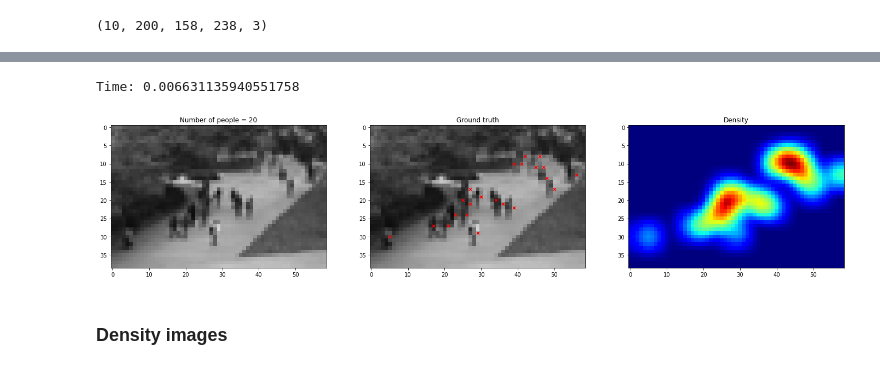
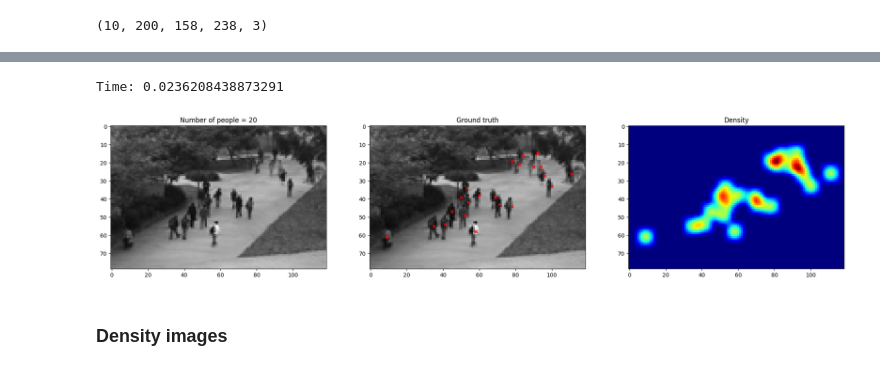
Before and after one commit to NGL-A/crowd-counting, a Jupyter notebook: preprocessing/UCSD_preprocessing_resize.ipynb, the cells around one changed output, grey strips where cells are left out. Saved outputs shown, nothing was run; the diff lists cells and outputs as text; code cells hidden in the pictures.

```diff
--- a/preprocessing/UCSD_preprocessing_resize.ipynb
+++ b/preprocessing/UCSD_preprocessing_resize.ipynb
@@ -163,8 +163,8 @@ def density_UCSD_low_resolution(folder, img_number, gt):
     '''
 
     output = np.zeros(images_UCSD_low[folder][img_number].shape[:-1])
-    x_full = gt["frame"][0, img_number][0, 0][0][:,0]/4
-    y_full = gt["frame"][0, img_number][0, 0][0][:,1]/4
+    x_full = gt["frame"][0, img_number][0, 0][0][:,0]/2
+    y_full = gt["frame"][0, img_number][0, 0][0][:,1]/2
 
     '''
     # for high number of persons
@@ -185,7 +185,7 @@ def density_UCSD_low_resolution(folder, img_number, gt):
     for x, y in zip(x_full, y_full):
         density_img = np.zeros(images_UCSD_low[folder][img_number].shape[:-1])
         try:
-            density_img[round(y),round(x)] = 1
+            density_img[round(y), round(x)] = 1
         except:
             pass
 
@@ -199,31 +199,31 @@ def density_UCSD_low_resolution(folder, img_number, gt):
 # %%
 # density map on first image from folder 1 of UCSD dataset
 
 start = time.time()
 ds = density_UCSD_low_resolution(folder=1, img_number=0, gt=gt_UCSD1)
 print(f"Time: {time.time() - start}")
 
 plt.figure(figsize=(24, 9))
 
 #image with label
 plt.subplot(1, 3, 1)
 plt.imshow(images_UCSD_low[1][0])
 plt.title(f"Number of people = {labels_UCSD[1][0,0]}")
 
 # image with ground truth
 plt.subplot(1, 3, 2)
 plt.imshow(images_UCSD_low[1][0])
-for x,y in gt_UCSD1["frame"][0, 0][0, 0][0][:,0:2]/4:
+for x,y in gt_UCSD1["frame"][0, 0][0, 0][0][:,0:2]/2:
     plt.scatter(round(x),round(y), s = 25, marker = "x", color = "r")
 plt.title("Ground truth")
 
 # image with density map
 plt.subplot(1, 3, 3)
-plt.imshow(ds , cmap = cm.jet)
+plt.imshow(ds, cmap = cm.jet)
 _ = plt.title("Density")
 # %% [output]
-Time: 0.006631135940551758
+Time: 0.0236208438873291
-[figure, old version]
+[figure, new version]
 # %% [markdown]
 ### Density images
 # %%
```
Also changed, not shown: parts of 38 cells of this notebook.
